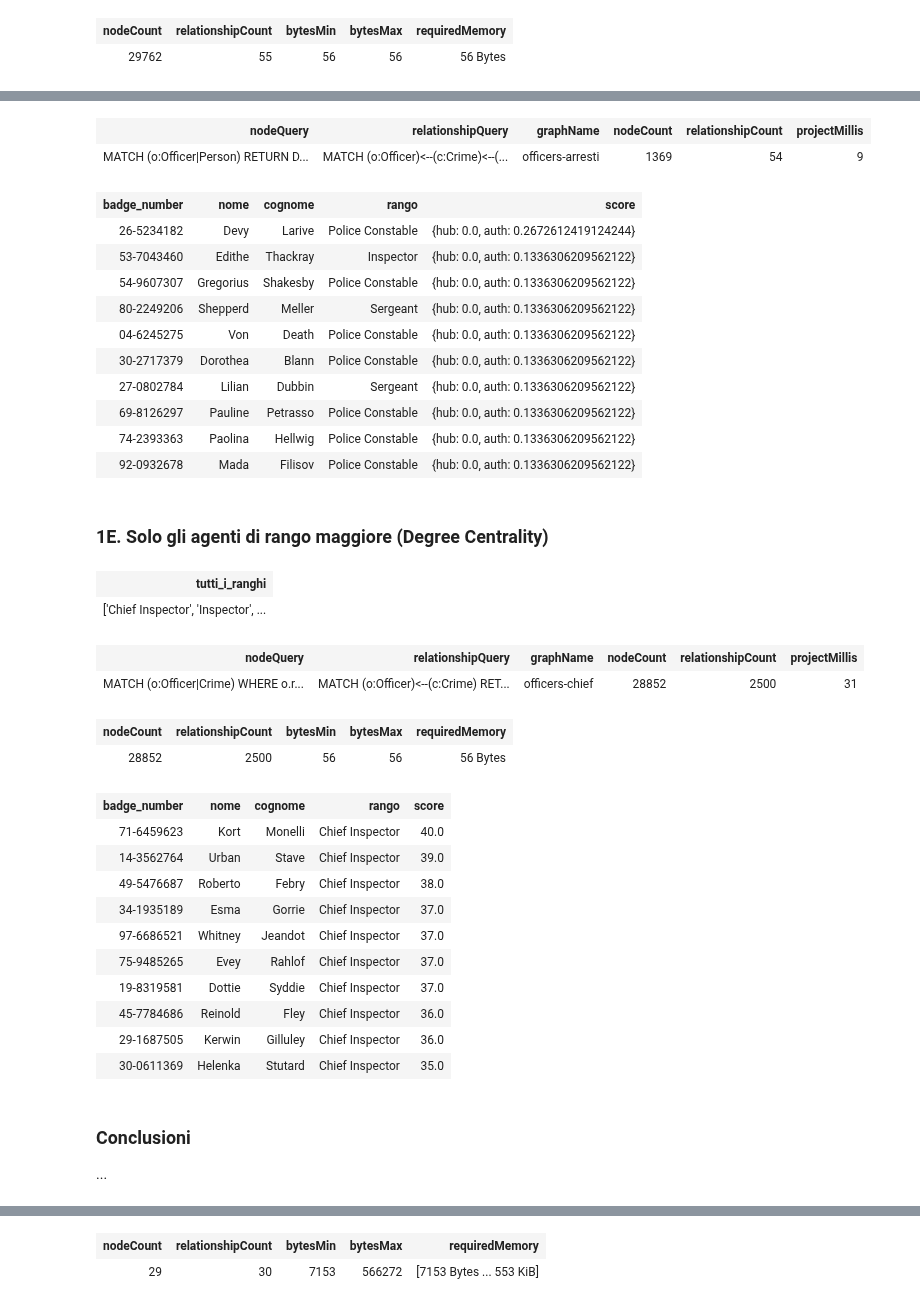
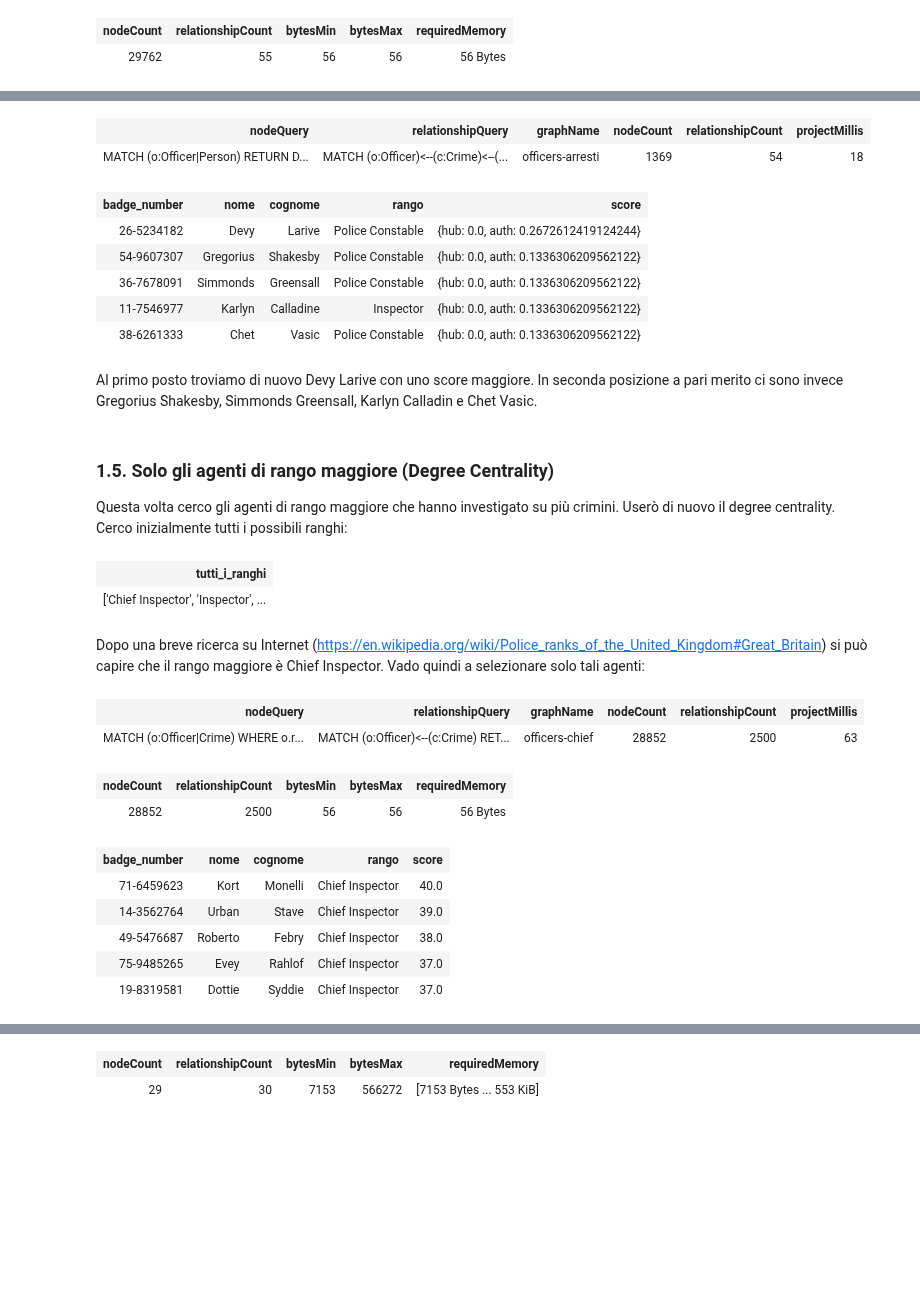
Before and after one commit to ElenaCurti/big-data, a Jupyter notebook: Attivita_06_GraphAnalytics/applicazione.ipynb, the cells around one changed output, grey strips where cells are left out. Drawn from its saved outputs; the diff is of its cells as text; code cells hidden in the pictures; blank space fills up the shorter version.

```diff
--- a/Attivita_06_GraphAnalytics/applicazione.ipynb
+++ b/Attivita_06_GraphAnalytics/applicazione.ipynb
@@ -27,5 +73,6 @@ Connessione al database eseguita correttamente!
 # %%
 def print_n_results(cq, n=100):
+    """ Funzione usata per stampare al massimo n righe dei risultati della query. Senza tale funzione, la stampa verrebbe automaticamente troncata a 3 righe. """
     ris = graph.run(cq)
     ris.sample_size = n
     display(ris)
@@ -35,16 +82,9 @@ MATCH (o:Officer)<-[:INVESTIGATED_BY]-(c:Crime)
 WITH o, count(c) as num_invest
 RETURN o.badge_no as badge_number, o.name as nome, o.surname as cognome, o.rank as rango, num_invest
 ORDER BY num_invest DESC
-LIMIT 10 ;
+LIMIT 5 ;
 """
 print_n_results(cq)
-
-
-# TODO questo si può rimuovere, usarlo solo per capire come cambiano i risultati
-ris1 = [i["badge_number"] + " " + i["nome"] +" " + i["cognome"] for i in graph.run(cq).data()]
-def check_results(cq):
-    res = [i["badge_number"] + " " + i["nome"] +" " + i["cognome"] for i in graph.run(cq).data()]
-    return res == ris1
 # %% [output]
 | badge_number | nome | cognome | rango | num_invest |
 | 48-0216838 | Madelon | DeSousa | Sergeant | 50 |
@@ -210,37 +239,38 @@ CALL gds.graph.project.cypher('officers-arresti',
 graph.run(cq)
 # %% [output]
 | nodeQuery | relationshipQuery | graphName | nodeCount | relationshipCount | projectMillis |
-| MATCH (o:Officer|Person) RETURN D... | MATCH (o:Officer)<--(c:Crime)<--(... | officers-arresti | 1369 | 54 | 9 |
+| MATCH (o:Officer|Person) RETURN D... | MATCH (o:Officer)<--(c:Crime)<--(... | officers-arresti | 1369 | 54 | 18 |
 # %%
 # In base al numero di persone arrestate
 cq="""
 CALL gds.alpha.hits.stream('officers-arresti',  {hitsIterations: 1})
 YIELD nodeId, values
 WITH gds.util.asNode(nodeId) AS n, values as score
 RETURN n.badge_no as badge_number, n.name as nome, n.surname as cognome, n.rank as rango,score
 ORDER BY score DESC
-LIMIT 10 ;
+LIMIT 5 ;
 """
 print_n_results(cq)
 # %% [output]
 | badge_number | nome | cognome | rango | score |
 | 26-5234182 | Devy | Larive | Police Constable | {hub: 0.0, auth: 0.2672612419124244} |
-| 53-7043460 | Edithe | Thackray | Inspector | {hub: 0.0, auth: 0.1336306209562122} |
 | 54-9607307 | Gregorius | Shakesby | Police Constable | {hub: 0.0, auth: 0.1336306209562122} |
-| 80-2249206 | Shepperd | Meller | Sergeant | {hub: 0.0, auth: 0.1336306209562122} |
-| 04-6245275 | Von | Death | Police Constable | {hub: 0.0, auth: 0.1336306209562122} |
-| 30-2717379 | Dorothea | Blann | Police Constable | {hub: 0.0, auth: 0.1336306209562122} |
-| 27-0802784 | Lilian | Dubbin | Sergeant | {hub: 0.0, auth: 0.1336306209562122} |
-| 69-8126297 | Pauline | Petrasso | Police Constable | {hub: 0.0, auth: 0.1336306209562122} |
-| 74-2393363 | Paolina | Hellwig | Police Constable | {hub: 0.0, auth: 0.1336306209562122} |
-| 92-0932678 | Mada | Filisov | Police Constable | {hub: 0.0, auth: 0.1336306209562122} |
+| 36-7678091 | Simmonds | Greensall | Police Constable | {hub: 0.0, auth: 0.1336306209562122} |
+| 11-7546977 | Karlyn | Calladine | Inspector | {hub: 0.0, auth: 0.1336306209562122} |
+| 38-6261333 | Chet | Vasic | Police Constable | {hub: 0.0, auth: 0.1336306209562122} |
-# %% [markdown]
-### 1E. Solo gli agenti di rango maggiore (Degree Centrality)
+# %% [markdown]
+Al primo posto troviamo di nuovo Devy Larive con uno score maggiore. In seconda posizione a pari merito ci sono invece Gregorius Shakesby, Simmonds Greensall, Karlyn Calladin e Chet Vasic.
+# %% [markdown]
+### 1.5. Solo gli agenti di rango maggiore (Degree Centrality)
+Questa volta cerco gli agenti di rango maggiore che hanno investigato su più crimini. Userò di nuovo il degree centrality. <br>
+Cerco inizialmente tutti i possibili ranghi:
 # %%
 graph.run("MATCH (o:Officer) RETURN COLLECT(DISTINCT o.rank) AS tutti_i_ranghi")
 # %% [output]
 | tutti_i_ranghi |
 | ['Chief Inspector', 'Inspector', ... |
+# %% [markdown]
+Dopo una breve ricerca su Internet (https://en.wikipedia.org/wiki/Police_ranks_of_the_United_Kingdom#Great_Britain) si può capire che il rango maggiore è Chief Inspector. Vado quindi a selezionare solo tali agenti:
 # %%
 if graph.run("call gds.graph.exists('officers-chief')").data()[0]["exists"]:
   graph.run('call gds.graph.drop("officers-chief")')
@@ -256,7 +286,7 @@ CALL gds.graph.project.cypher('officers-chief',
 graph.run(cq)
 # %% [output]
 | nodeQuery | relationshipQuery | graphName | nodeCount | relationshipCount | projectMillis |
-| MATCH (o:Officer|Crime) WHERE o.r... | MATCH (o:Officer)<--(c:Crime) RET... | officers-chief | 28852 | 2500 | 31 |
+| MATCH (o:Officer|Crime) WHERE o.r... | MATCH (o:Officer)<--(c:Crime) RET... | officers-chief | 28852 | 2500 | 63 |
 # %%
 # Memory estimation
 graph.run("""
@@ -268,14 +298,14 @@ RETURN nodeCount, relationshipCount, bytesMin, bytesMax, requiredMemory ;
 | nodeCount | relationshipCount | bytesMin | bytesMax | requiredMemory |
 | 28852 | 2500 | 56 | 56 | 56 Bytes |
 # %%
-# Agenti di polizia con il rango maggiore (Chief Inspector) che hanno investigato in più crimini
+# Agenti di polizia con il rango maggiore (Chief Inspector) che hanno indagato su più crimini
 cq="""
 CALL gds.degree.stream('officers-chief')
 YIELD nodeId, score
 WITH gds.util.asNode(nodeId) AS n, score
 RETURN n.badge_no as badge_number, n.name as nome, n.surname as cognome,n.rank as rango, score
 ORDER BY score DESC
-LIMIT 10 ;
+LIMIT 5 ;
 """
 print_n_results(cq)
 # %% [output]
@@ -283,13 +313,5 @@ print_n_results(cq)
 | 71-6459623 | Kort | Monelli | Chief Inspector | 40.0 |
 | 14-3562764 | Urban | Stave | Chief Inspector | 39.0 |
 | 49-5476687 | Roberto | Febry | Chief Inspector | 38.0 |
-| 34-1935189 | Esma | Gorrie | Chief Inspector | 37.0 |
-| 97-6686521 | Whitney | Jeandot | Chief Inspector | 37.0 |
 | 75-9485265 | Evey | Rahlof | Chief Inspector | 37.0 |
 | 19-8319581 | Dottie | Syddie | Chief Inspector | 37.0 |
-| 45-7784686 | Reinold | Fley | Chief Inspector | 36.0 |
-| 29-1687505 | Kerwin | Gilluley | Chief Inspector | 36.0 |
-| 30-0611369 | Helenka | Stutard | Chief Inspector | 35.0 |
-# %% [markdown]
-### Conclusioni
-...
```
Also changed, not shown: parts of 92 cells of this notebook, 12 other files.
